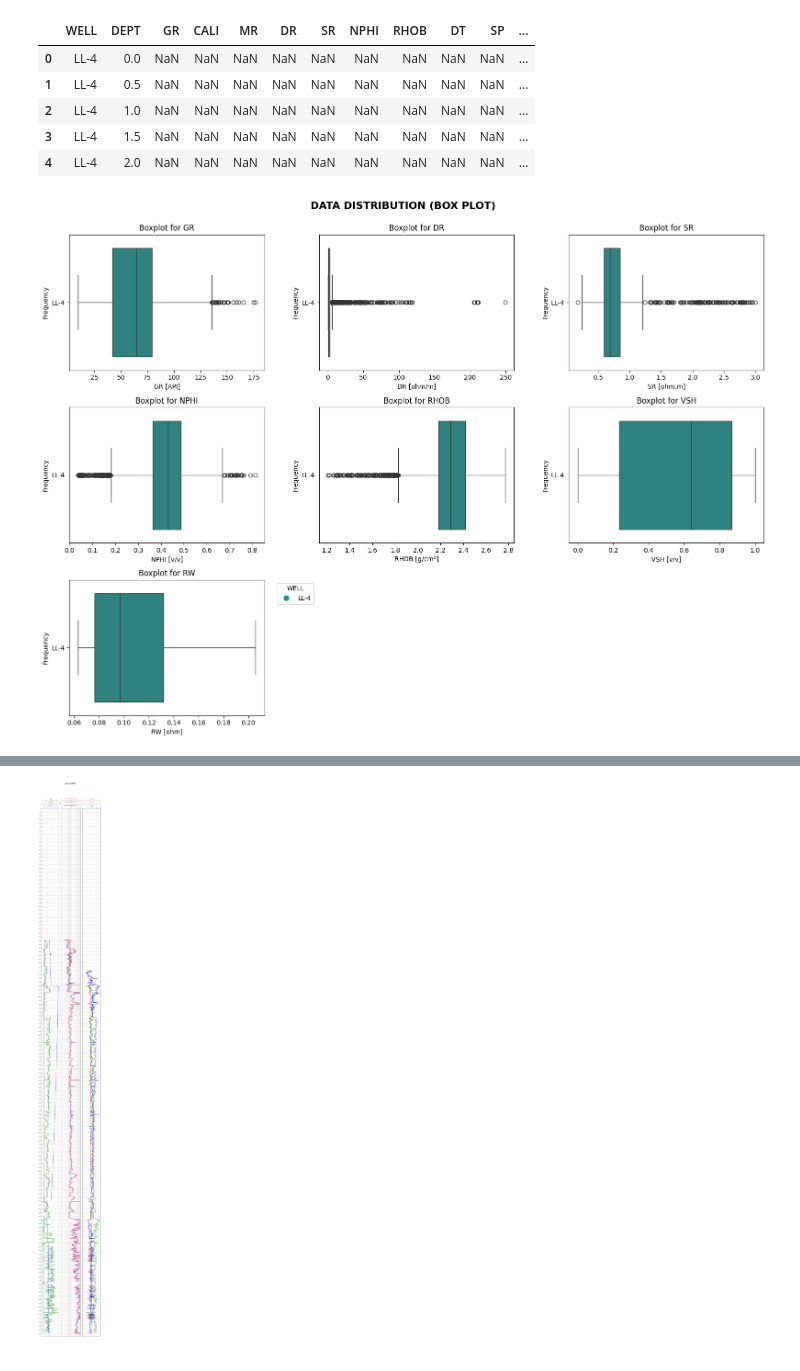
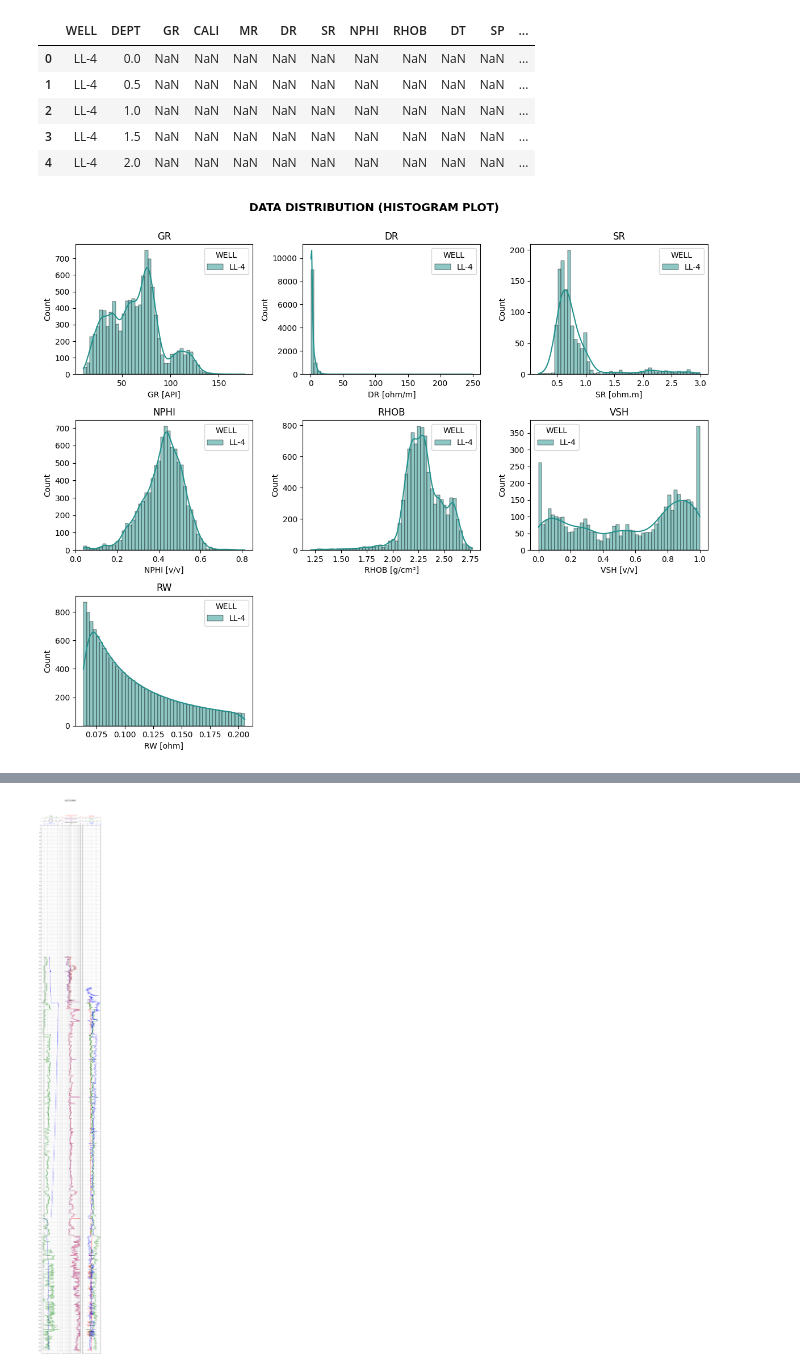
Before and after one commit to thelifeofpatts/Basic-WellLog-Interpretation, a Jupyter notebook: notebooks/BWLI_Mod_v3.ipynb, the cells around one changed output, grey strips where cells are left out. Saved outputs shown, nothing was run; the diff lists cells and outputs as text; code cells hidden in the pictures.

```diff
--- a/notebooks/BWLI_Mod_v3.ipynb
+++ b/notebooks/BWLI_Mod_v3.ipynb
@@ -52,11 +51,11 @@ data.head()
 columns_to_plot = ["GR", "DR", "SR", "NPHI", "RHOB", "VSH", "RW"]
 columns_unit = ["API", "ohm/m", "ohm.m", "v/v", "g/cm³", "v/v", "ohm"]
 # %%
-from src.data_vis.distPlot import boxplot
+from src.data_vis.distPlot import boxplot, histplot, densityplot
 
-boxplot(data, columns_to_plot, columns_unit)
+histplot(data, columns_to_plot, columns_unit)
 # %% [output]
-[figure, old version]
+[figure, new version]
 # %%
 data.describe()
 # %% [output]
```
Also changed, not shown: parts of 13 cells of this notebook, 4 other files.
